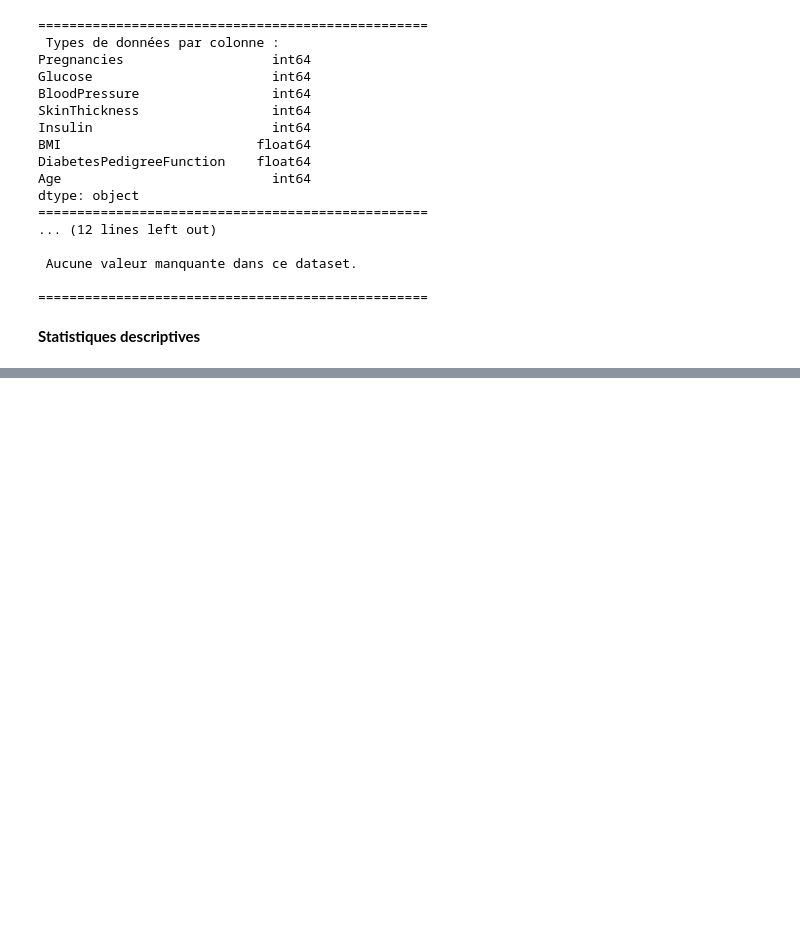
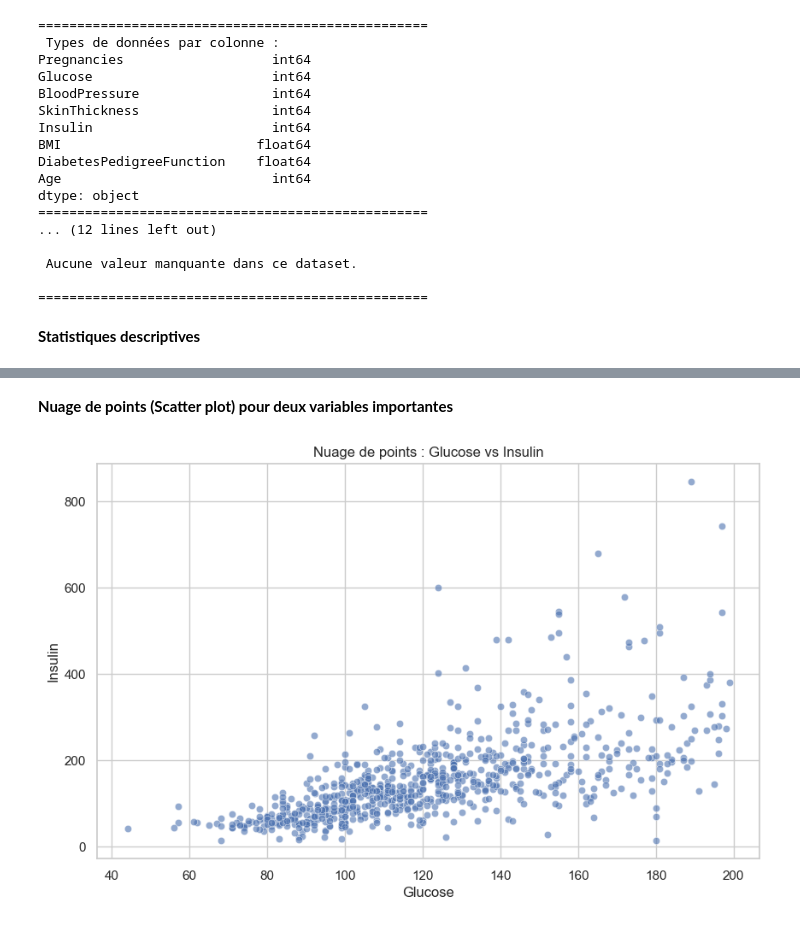
Before and after one commit to OUSSAMAEDDERKAOUI/Analyse-et-Prediction-du-Risque-de-Diabete, a Jupyter notebook: notebooks/01_EDA.ipynb, the cells around one changed output, grey strips where cells are left out. Cells and saved outputs as stored; diff of their text form; code cells hidden in the pictures; blank space fills up the shorter version.

```diff
--- a/notebooks/01_EDA.ipynb
+++ b/notebooks/01_EDA.ipynb
@@ -107,0 +165,14 @@ max     67.100000                  2.420000   81.000000
+# %% [markdown]
+**Nuage de points (Scatter plot) pour deux variables importantes**
+# %%
+
+
+x_var = "Glucose"
+y_var = "Insulin"
+
+plt.figure(figsize=(10,6))
+sns.scatterplot(data=df_imputed, x=x_var, y=y_var, palette="coolwarm", alpha=0.6)
+plt.title(f"Nuage de points : {x_var} vs {y_var}")
+plt.show()
+# %% [output]
+[figure, added]
```
Also changed, not shown: parts of 9 cells of this notebook, 2 other files.
